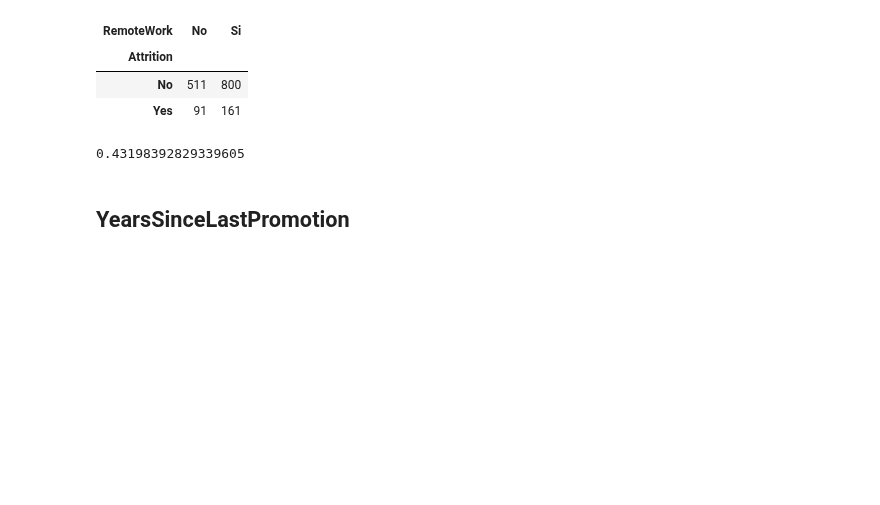
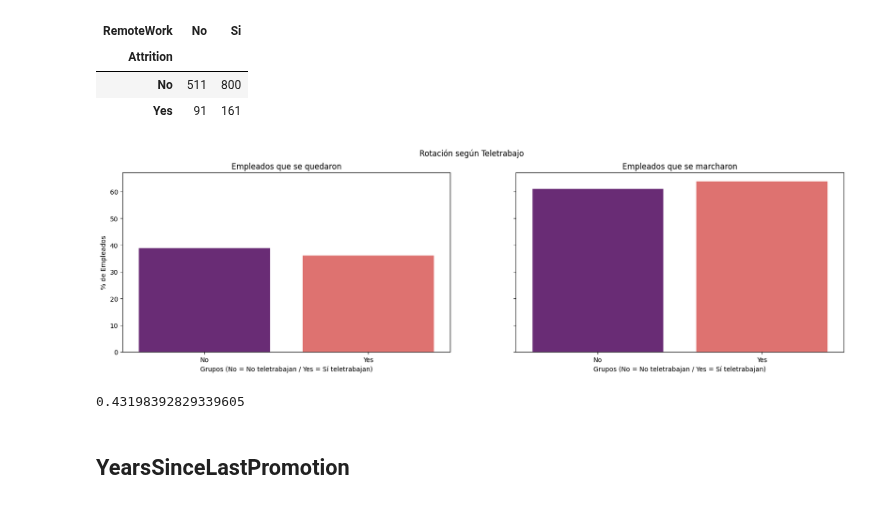
Before and after one commit to raquelmartinrodriguez/proyecto-da-promo-G-modulo-3-team-1, a Jupyter notebook: notebooks/04-testing/otros_a_b_testing.ipynb, the cells around one changed output. Cells and saved outputs as stored; diff of their text form; code cells hidden in the pictures; blank space fills up the shorter version.

```diff
--- a/notebooks/04-testing/otros_a_b_testing.ipynb
+++ b/notebooks/04-testing/otros_a_b_testing.ipynb
@@ -425,6 +425,34 @@ tabla_contingencia
 | Attrition |  |  |
 | No | 511 | 800 |
 | Yes | 91 | 161 |
+# %%
+tabla_contingencia = pd.crosstab(df['Attrition'], df['RemoteWork'])
+# Calcular el porcentaje para 'No' en cada fila
+tabla_contingencia['No %'] = tabla_contingencia['No'] / (tabla_contingencia['No'] + tabla_contingencia['Si']) * 100
+
+# Usar los valores originales de 'Yes' para calcular el porcentaje en cada fila
+tabla_contingencia['Yes %'] = tabla_contingencia['Si'] / (tabla_contingencia['No'] + tabla_contingencia['Si']) * 100
+
+tabla_contingencia.drop(['Si', 'No'], axis=1, inplace=True)
+# %%
+# hacemos un análisis visual previo
+fig, axes = plt.subplots(nrows = 1, ncols = 2, figsize = (20, 5), sharey=True)
+
+sns.barplot(x=tabla_contingencia.index, y="No %", data=tabla_contingencia,  palette = "magma", ax = axes[0])
+sns.barplot(x=tabla_contingencia.index, y="Yes %", data=tabla_contingencia,  palette = "magma", ax = axes[1])
+
+fig.suptitle("Rotación según Teletrabajo")
+
+axes[0].set_title("Empleados que se quedaron")
+axes[1].set_title("Empleados que se marcharon")
+
+axes[0].set_xlabel("Grupos (No = No teletrabajan / Yes = Sí teletrabajan)")
+axes[0].set_ylabel("% de Empleados")
+
+axes[1].set_xlabel("Grupos (No = No teletrabajan / Yes = Sí teletrabajan)")
+axes[1].set_ylabel("% de Empleados");
+# %% [output]
+[figure, added]
 # %%
 #ho =no hay diferencia entre las dos paginas
 #h1 = sí hay diferencia
```
Also changed, not shown: parts of 10 cells of this notebook, 1 other file.
